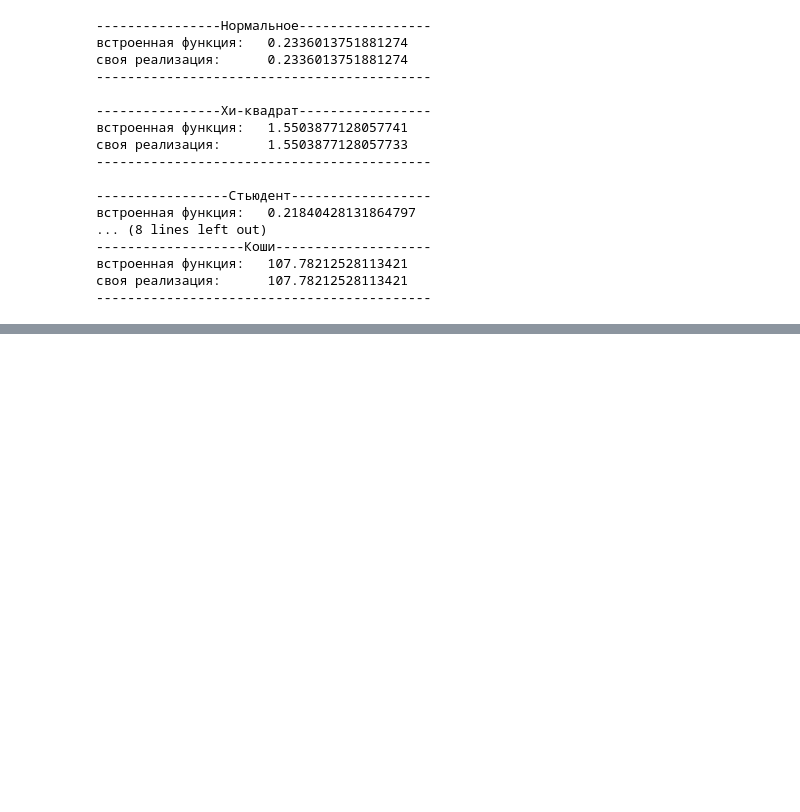
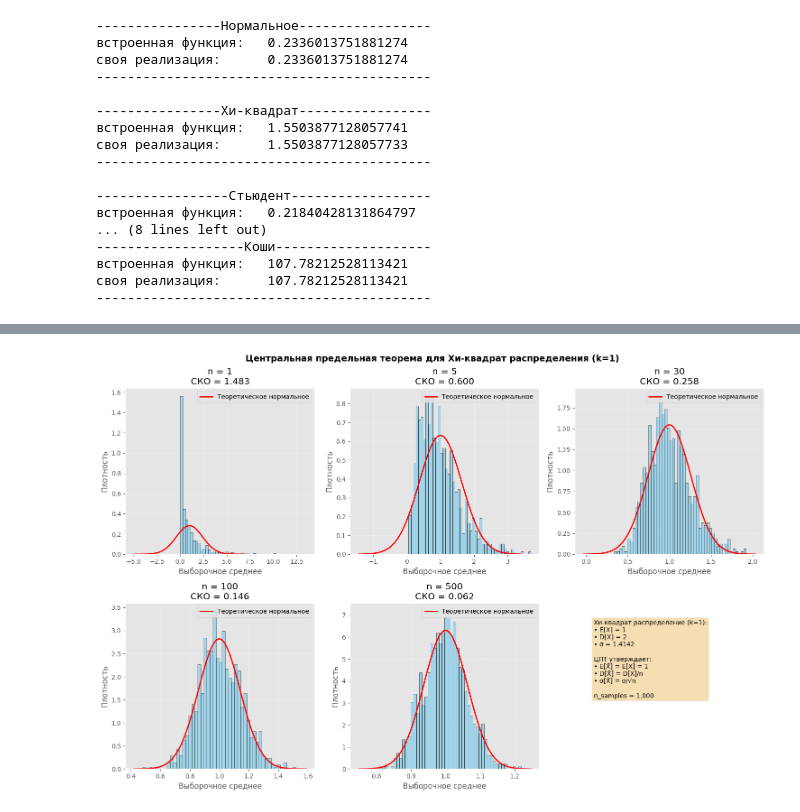
Before and after one commit to PsychoWho/SSAU_Labs, a Jupyter notebook: СтатАнализ/LR_1_SA.ipynb, the cells around one changed output, grey strips where cells are left out. Drawn from its saved outputs; the diff is of its cells as text; code cells hidden in the pictures; blank space fills up the shorter version.

```diff
--- a/СтатАнализ/LR_1_SA.ipynb
+++ b/СтатАнализ/LR_1_SA.ipynb
@@ -1324,0 +1329,79 @@ print("-------------------------------------------")
+# %%
+# Параметры эксперимента
+np.random.seed(42)  # Для воспроизводимости результатов
+n_samples = 1000   # Количество выборок для каждого размера
+sample_sizes = [1, 5, 30, 100, 500]  # Размеры выборок для исследования
+
+# Параметры распределения Хи-квадрат
+k = 1  # Степени свободы
+theoretical_mean = k  # E[X] = k
+theoretical_variance = 2 * k  # D[X] = 2k
+
+print(f"Параметры распределения Хи-квадрат:")
+print(f"• Степени свободы k = {k}")
+print(f"• Теоретическое среднее E[X] = {theoretical_mean}")
+print(f"• Теоретическая дисперсия D[X] = {theoretical_variance}")
+print(f"• Теоретическое СКО σ = {np.sqrt(theoretical_variance):.4f}")
+print()
+
+# Создаем фигуру для графиков
+fig, axes = plt.subplots(2, 3, figsize=(15, 10))
+fig.suptitle(f'Центральная предельная теорема для Хи-квадрат распределения (k={k})', fontsize=14, fontweight='bold')
+
+# Исследуем ЦПТ для разных размеров выборок
+for i, n in enumerate(sample_sizes):
+    # Генерируем выборочные средние
+    sample_means = []
+    for _ in range(n_samples):
+        sample = stats.chi2(k).rvs(size=n)  # Генерируем выборку размера n
+        sample_means.append(np.mean(sample))  # Вычисляем среднее выборки
+
+    sample_means = np.array(sample_means)
+
+    # Теоретические значения для выборочных средних
+    theoretical_std = np.sqrt(theoretical_variance / n)  # σ/√n
+
+    # Эмпирические значения
+    empirical_mean = np.mean(sample_means)
+    empirical_std = np.std(sample_means, ddof=1)
+
+    # Строим гистограмму
+    ax = axes[i//3, i%3]
+    ax.hist(sample_means, bins=50, density=True, alpha=0.7, color='skyblue', edgecolor='black')
+
+    # Добавляем теоретическую нормальную кривую
+    x = np.linspace(empirical_mean - 4*empirical_std, empirical_mean + 4*empirical_std, 100)
+    normal_curve = stats.norm(theoretical_mean, theoretical_std).pdf(x)
+    ax.plot(x, normal_curve, 'r-', linewidth=2, label='Теоретическое нормальное')
+
+    # Настройки графика
+    ax.set_title(f'n = {n}\nСКО = {empirical_std:.3f}')
+    ax.set_xlabel('Выборочное среднее')
+    ax.set_ylabel('Плотность')
+    ax.legend()
+    ax.grid(True, alpha=0.3)
+
+
+# Добавляем теоретическую информацию в последний subplot
+ax_info = axes[1, 2]
+ax_info.axis('off')
+
+info_text = (
+    f"Хи-квадрат распределение (k={k}):\n"
+    f"• E[X] = {theoretical_mean}\n"
+    f"• D[X] = {theoretical_variance}\n"
+    f"• σ = {np.sqrt(theoretical_variance):.4f}\n\n"
+    f"ЦПТ утверждает:\n"
+    f"• E[X̄] = E[X] = {theoretical_mean}\n"
+    f"• D[X̄] = D[X]/n\n"
+    f"• σ[X̄] = σ/√n\n\n"
+    f"n_samples = {n_samples:,}"
+)
+
+ax_info.text(0.1, 0.9, info_text, transform=ax_info.transAxes, fontsize=10,
+            verticalalignment='top', bbox=dict(boxstyle='round', facecolor='wheat'))
+
+
+plt.tight_layout()
+plt.show()
+# %% [output]
@@ -1324,0 +1413 @@ print("-------------------------------------------")
+[figure, added]
```
Also changed, not shown: parts of 3 cells of this notebook.
